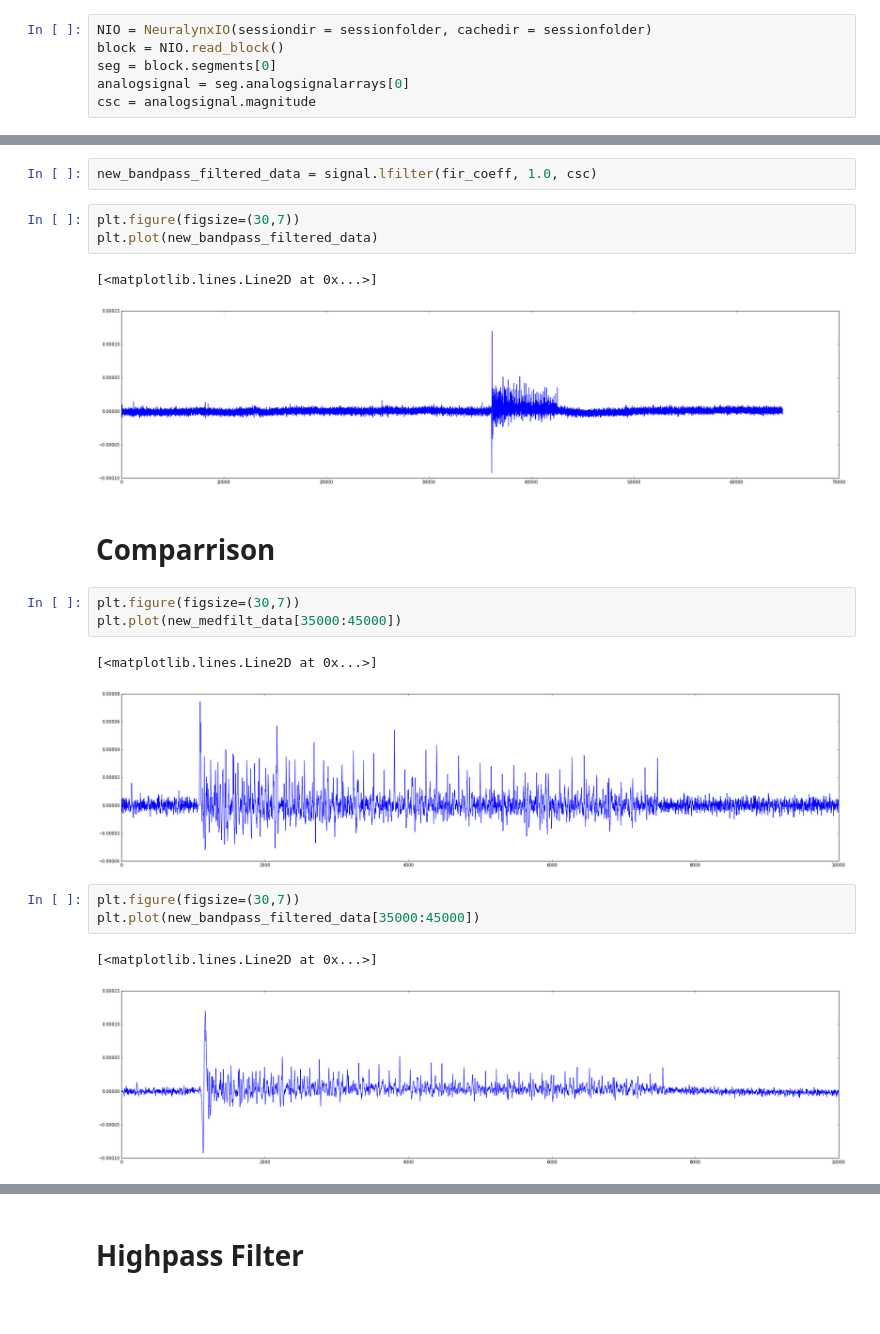
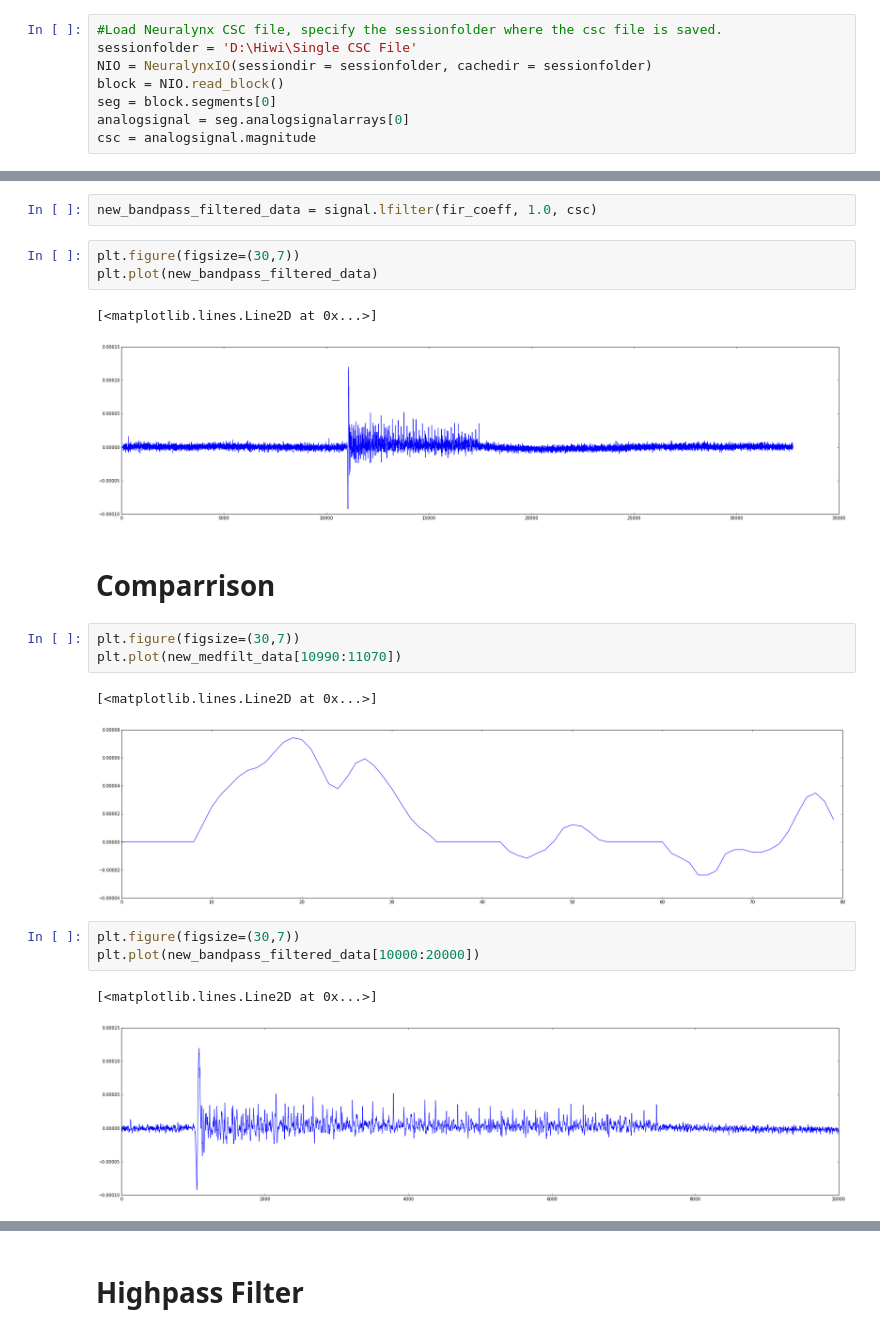
Before and after one commit to ktakagaki/kt-2015-DSPHandsOn, a Jupyter notebook: MedianFilter/Python/09. FIR Filter and redesigning figures/FIR Filter, Redesign.ipynb, the cells around one changed output, grey strips where cells are left out. Saved outputs shown, nothing was run; the diff lists cells and outputs as text; blank space fills up the shorter version.

```diff
--- a/MedianFilter/Python/09. FIR Filter and redesigning figures/FIR Filter, Redesign.ipynb
+++ b/MedianFilter/Python/09. FIR Filter and redesigning figures/FIR Filter, Redesign.ipynb
@@ -13,4 +11,6 @@ sessionfolder = 'C:\\Users\\Dowa\\Desktop\\Hiwi\\Single CSC File'
 # %%
+#Load Neuralynx CSC file, specify the sessionfolder where the csc file is saved.
+sessionfolder = 'D:\Hiwi\Single CSC File'
 NIO = NeuralynxIO(sessiondir = sessionfolder, cachedir = sessionfolder)
 block = NIO.read_block()
 seg = block.segments[0]
@@ -50,21 +55,21 @@ plt.figure(figsize=(30,7))
 plt.plot(new_bandpass_filtered_data)
 # %% [output]
 [<matplotlib.lines.Line2D at 0x...>]
-[figure, old version]
+[figure, new version]
 # %% [markdown]
 # Comparrison
 # %%
 plt.figure(figsize=(30,7))
-plt.plot(new_medfilt_data[35000:45000])
+plt.plot(new_medfilt_data[10990:11070])
 # %% [output]
 [<matplotlib.lines.Line2D at 0x...>]
-[figure, old version]
+[figure, new version]
 # %%
 plt.figure(figsize=(30,7))
-plt.plot(new_bandpass_filtered_data[35000:45000])
+plt.plot(new_bandpass_filtered_data[10000:20000])
 # %% [output]
 [<matplotlib.lines.Line2D at 0x...>]
-[figure, old version]
+[figure, new version]
 # %%
 #Highpass filtered Signal is shifted by 75 samples.
 plt.figure(figsize=(10,7))
```
Also changed, not shown: parts of 17 cells of this notebook, 9 other files.
